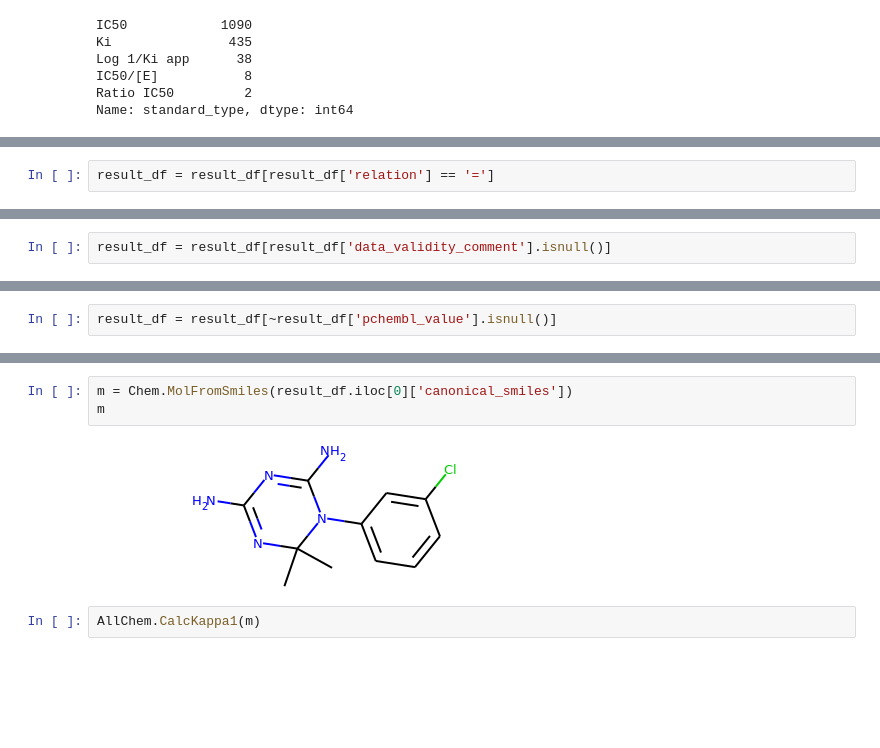
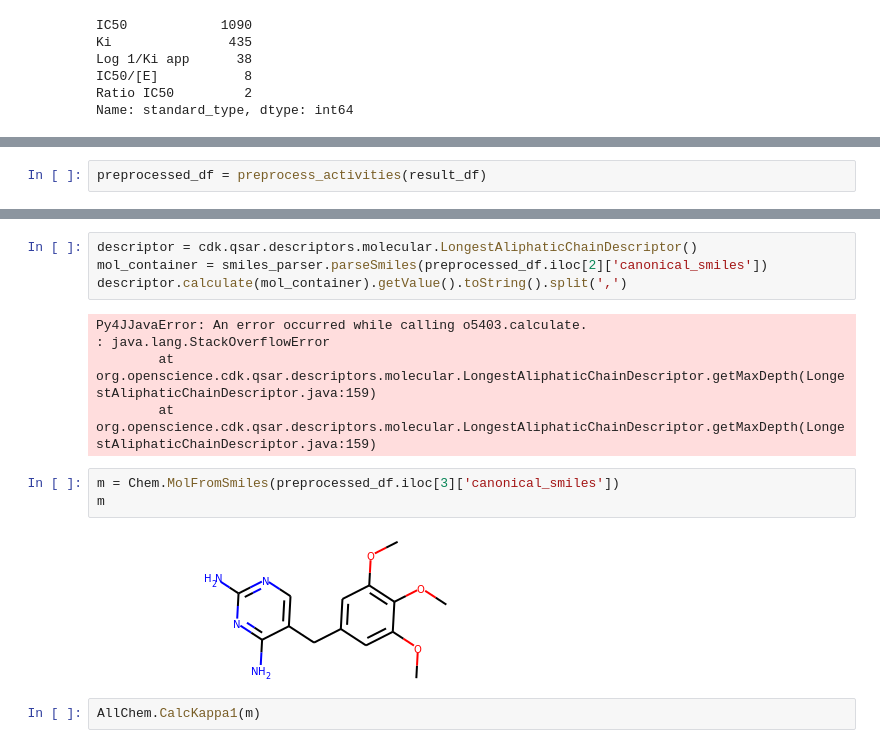
Before and after one commit to KISysBio/modSAR, a Jupyter notebook: processing/notebooks/2018-09-17-explore-chembl-api.ipynb, the cells around one changed output, grey strips where cells are left out. Drawn from its saved outputs; the diff is of its cells as text; blank space fills up the shorter version.

Commit message:
WIP: Exploring molecular descriptors. Handles #5

```diff
--- a/processing/notebooks/2018-09-17-explore-chembl-api.ipynb
+++ b/processing/notebooks/2018-09-17-explore-chembl-api.ipynb
@@ -43,2 +33,0 @@ Name: relation, dtype: int64
-# %%
-result_df = result_df[result_df['relation'] == '=']
@@ -57,2 +33,0 @@ result_df['data_validity_comment'].isnull().sum()
-# %%
-result_df = result_df[result_df['data_validity_comment'].isnull()]
@@ -65,2 +33,0 @@ result_df['pchembl_value'].isnull().sum()
-# %%
-result_df = result_df[~result_df['pchembl_value'].isnull()]
@@ -66,0 +40,2 @@ result_df = result_df[~result_df['pchembl_value'].isnull()]
+# %%
+preprocessed_df = preprocess_activities(result_df)
@@ -67,8 +181,17 @@ result_df = result_df[~result_df['pchembl_value'].isnull()]
+# %%
+descriptor = cdk.qsar.descriptors.molecular.LongestAliphaticChainDescriptor()
+mol_container = smiles_parser.parseSmiles(preprocessed_df.iloc[2]['canonical_smiles'])
+descriptor.calculate(mol_container).getValue().toString().split(',')
+# %% [output]
+Py4JJavaError: An error occurred while calling o5403.calculate.
+: java.lang.StackOverflowError
+        at org.openscience.cdk.qsar.descriptors.molecular.LongestAliphaticChainDescriptor.getMaxDepth(LongestAliphaticChainDescriptor.java:159)
+        at org.openscience.cdk.qsar.descriptors.molecular.LongestAliphaticChainDescriptor.getMaxDepth(LongestAliphaticChainDescriptor.java:159)
 # %%
-m = Chem.MolFromSmiles(result_df.iloc[0]['canonical_smiles'])
+m = Chem.MolFromSmiles(preprocessed_df.iloc[3]['canonical_smiles'])
 m
 # %% [output]
-[figure, old version]
+[figure, new version]
 # %%
 AllChem.CalcKappa1(m)
 # %% [output]
```
Also changed, not shown: parts of 28 cells of this notebook, 5 other files.
